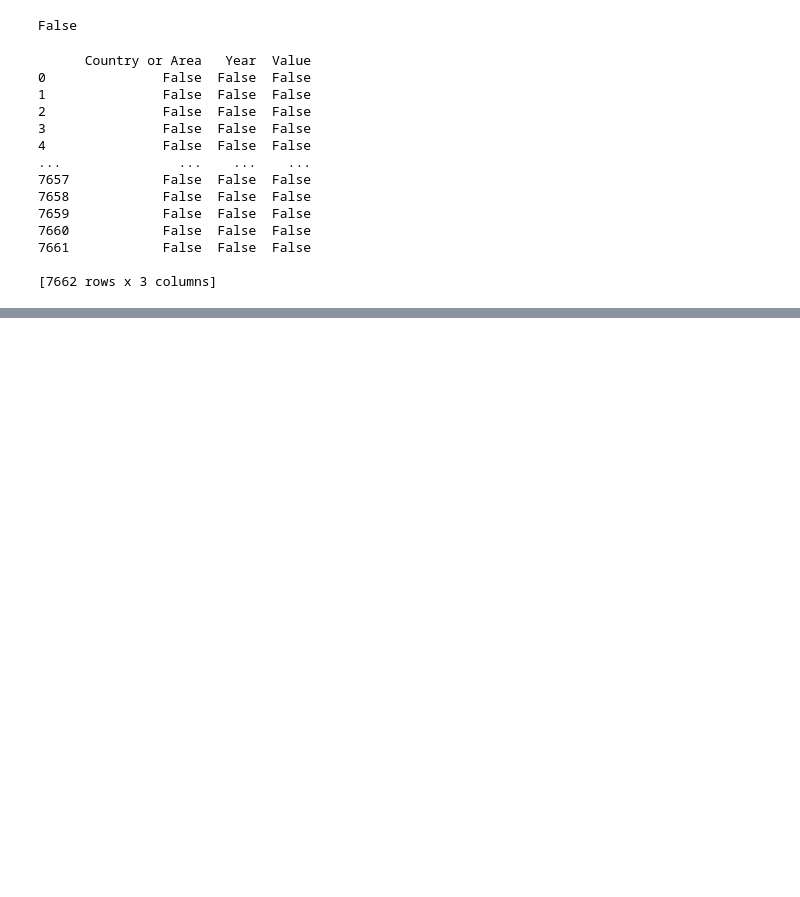
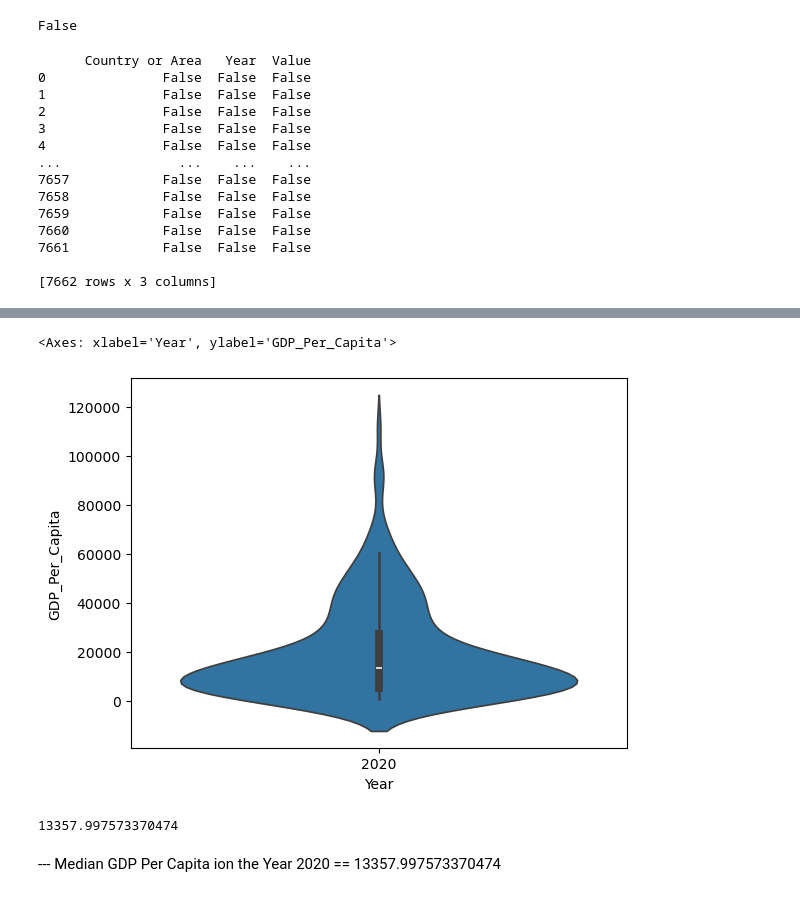
Before and after one commit to NSS-Data-Analytics-Cohort-12/un-python-wileymartin, a Jupyter notebook: Wiley.ipynb, the cells around one changed output, grey strips where cells are left out. Saved outputs shown, nothing was run; the diff lists cells and outputs as text; code cells hidden in the pictures; blank space fills up the shorter version.

```diff
--- a/Wiley.ipynb
+++ b/Wiley.ipynb
@@ -123,0 +184,23 @@ ValueError: 'gdp_df' is not one of the example datasets.
+# %%
+import seaborn as sns
+import pandas as pd
+df = pd.read_csv(r"C:\DA12\Projects\Python\Projects\un-python-wileymartin\data\gdp_percapita1.csv")
+gd = df.drop('Value Footnotes' ,axis =1)
+gd_rename = gd.rename(columns={'Country or Area' : 'Country', 'Year' : 'Year' , 'Value' : "GDP_Per_Capita"})
+gdp_2020 = gd_rename[gd_rename["Year"] == 2020]
+sns.violinplot(x=gdp_2020["Year"], y=gdp_2020["GDP_Per_Capita"])
+# %% [output]
+<Axes: xlabel='Year', ylabel='GDP_Per_Capita'>
+[figure, added]
+# %%
+import seaborn as sns
+import pandas as pd
+df = pd.read_csv(r"C:\DA12\Projects\Python\Projects\un-python-wileymartin\data\gdp_percapita1.csv")
+gd = df.drop('Value Footnotes' ,axis =1)
+gd_rename = gd.rename(columns={'Country or Area' : 'Country', 'Year' : 'Year' , 'Value' : "GDP_Per_Capita"})
+gdp_2020 = gd_rename[gd_rename["Year"] == 2020]
+print(gdp_2020["GDP_Per_Capita"].median())
+# %% [output]
+13357.997573370474
+# %% [markdown]
+--- Median GDP Per Capita ion the Year 2020 == 13357.997573370474
```
Also changed, not shown: parts of 20 cells of this notebook.
